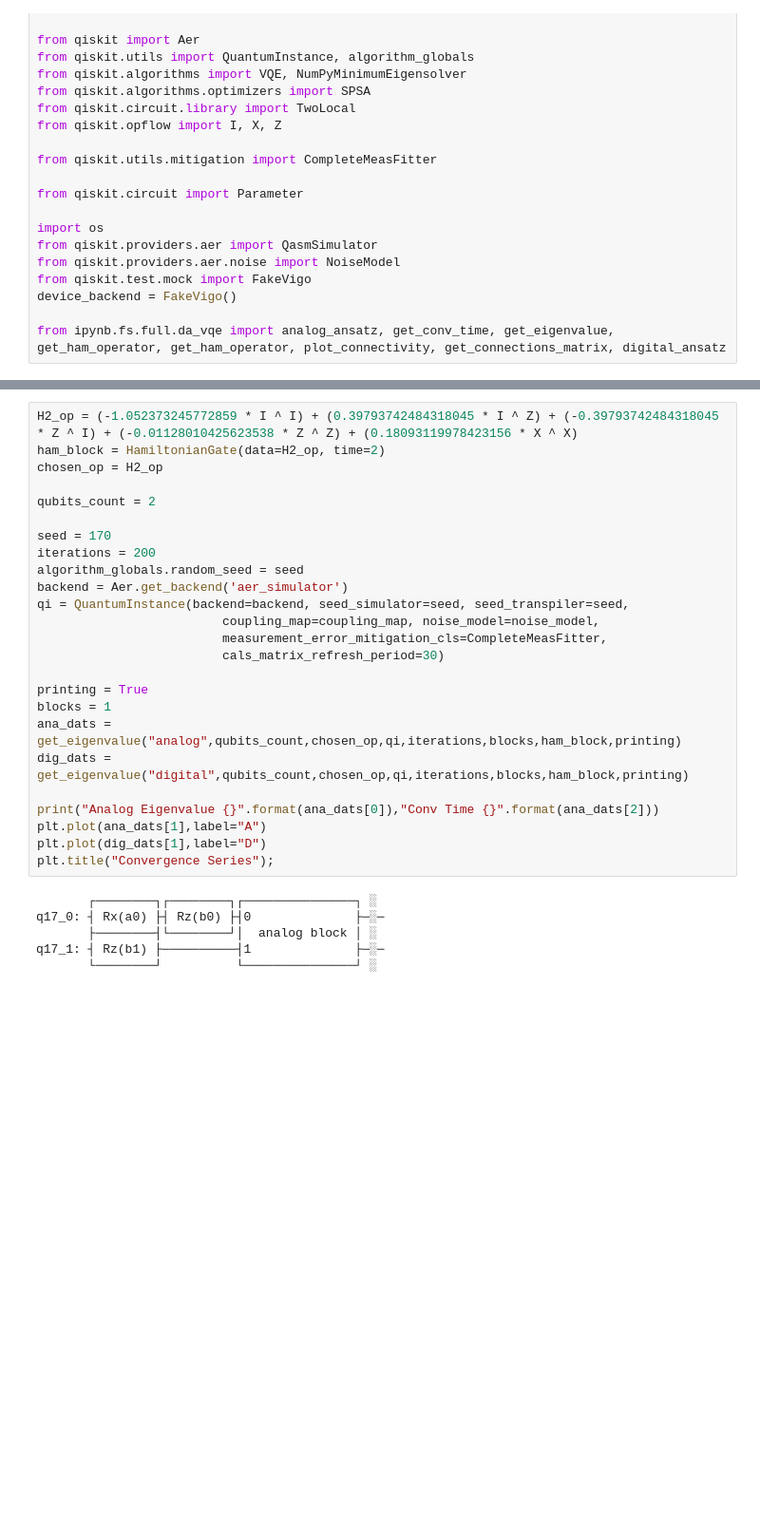
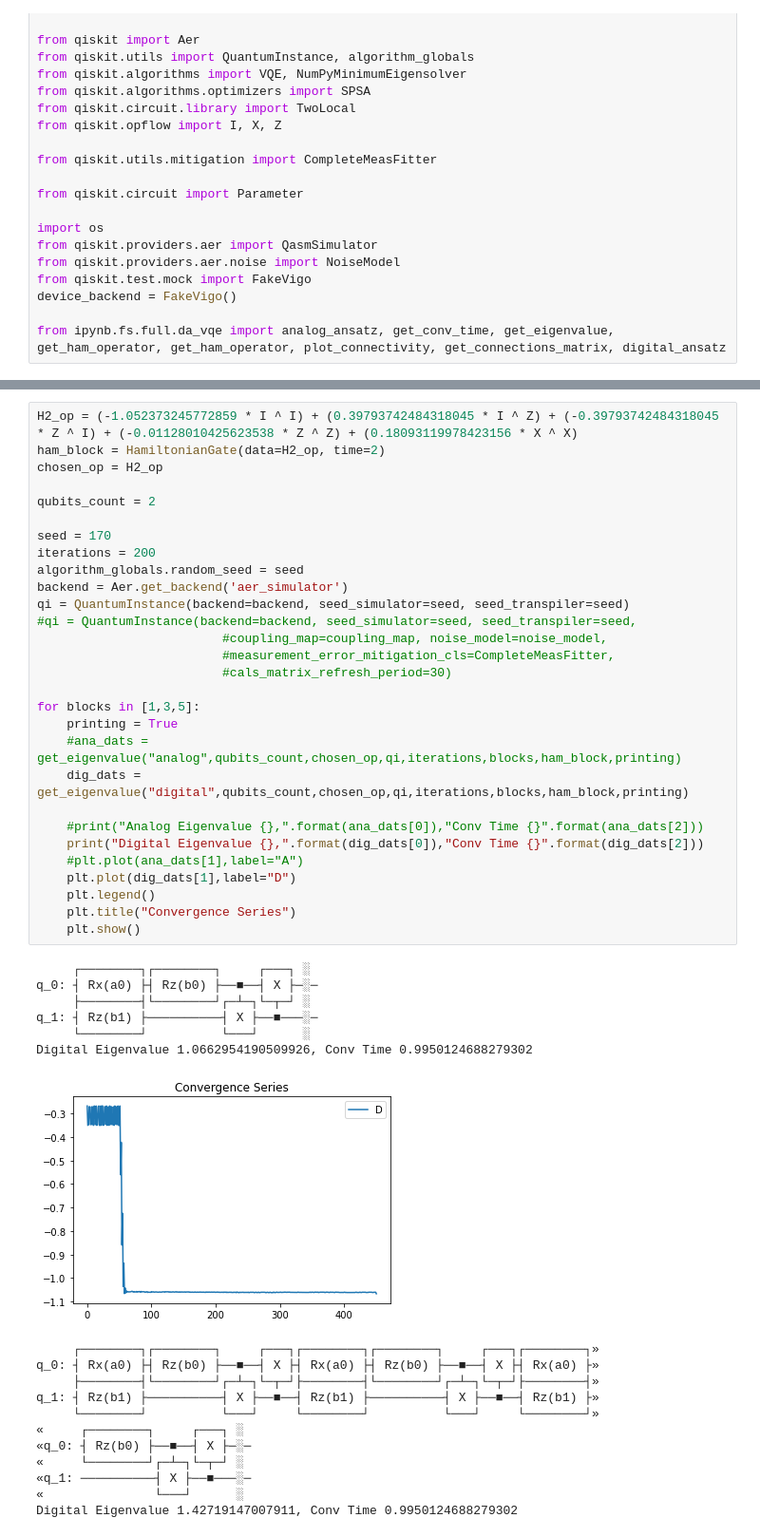
Before and after one commit to 17thSaint/womanium-hackathon, a Jupyter notebook: h2_code.ipynb, the cells around one changed output, grey strips where cells are left out. Shown at 95% size. Cells and saved outputs as stored; diff of their text form; blank space fills up the shorter version.

```diff
--- a/h2_code.ipynb
+++ b/h2_code.ipynb
@@ -45,31 +45,48 @@ basis_gates = noise_model.basis_gates
 # %%
 H2_op = (-1.052373245772859 * I ^ I) + (0.39793742484318045 * I ^ Z) + (-0.39793742484318045 * Z ^ I) + (-0.01128010425623538 * Z ^ Z) + (0.18093119978423156 * X ^ X)
 ham_block = HamiltonianGate(data=H2_op, time=2)
 chosen_op = H2_op
 
 qubits_count = 2
 
 seed = 170
 iterations = 200
 algorithm_globals.random_seed = seed
 backend = Aer.get_backend('aer_simulator')
-qi = QuantumInstance(backend=backend, seed_simulator=seed, seed_transpiler=seed,
-                         coupling_map=coupling_map, noise_model=noise_model,
-                         measurement_error_mitigation_cls=CompleteMeasFitter,
-                         cals_matrix_refresh_period=30)
+qi = QuantumInstance(backend=backend, seed_simulator=seed, seed_transpiler=seed)
+#qi = QuantumInstance(backend=backend, seed_simulator=seed, seed_transpiler=seed,
+                         #coupling_map=coupling_map, noise_model=noise_model,
+                         #measurement_error_mitigation_cls=CompleteMeasFitter,
+                         #cals_matrix_refresh_period=30)
 
-printing = True
-blocks = 1
-ana_dats = get_eigenvalue("analog",qubits_count,chosen_op,qi,iterations,blocks,ham_block,printing)
-dig_dats = get_eigenvalue("digital",qubits_count,chosen_op,qi,iterations,blocks,ham_block,printing)
+for blocks in [1,3,5]:
+    printing = True
+    #ana_dats = get_eigenvalue("analog",qubits_count,chosen_op,qi,iterations,blocks,ham_block,printing)
+    dig_dats = get_eigenvalue("digital",qubits_count,chosen_op,qi,iterations,blocks,ham_block,printing)
 
-print("Analog Eigenvalue {}".format(ana_dats[0]),"Conv Time {}".format(ana_dats[2]))
-plt.plot(ana_dats[1],label="A")
-plt.plot(dig_dats[1],label="D")
-plt.title("Convergence Series");
+    #print("Analog Eigenvalue {},".format(ana_dats[0]),"Conv Time {}".format(ana_dats[2]))
+    print("Digital Eigenvalue {},".format(dig_dats[0]),"Conv Time {}".format(dig_dats[2]))
+    #plt.plot(ana_dats[1],label="A")
+    plt.plot(dig_dats[1],label="D")
+    plt.legend()
+    plt.title("Convergence Series")
+    plt.show()
 # %% [output]
-       ┌────────┐┌────────┐┌───────────────┐ ░
-q17_0: ┤ Rx(a0) ├┤ Rz(b0) ├┤0              ├─░─
-       ├────────┤└────────┘│  analog block │ ░
-q17_1: ┤ Rz(b1) ├──────────┤1              ├─░─
-       └────────┘          └───────────────┘ ░
+     ┌────────┐┌────────┐     ┌───┐ ░
+q_0: ┤ Rx(a0) ├┤ Rz(b0) ├──■──┤ X ├─░─
+     ├────────┤└────────┘┌─┴─┐└─┬─┘ ░
+q_1: ┤ Rz(b1) ├──────────┤ X ├──■───░─
+     └────────┘          └───┘      ░
+Digital Eigenvalue 1.0662954190509926, Conv Time 0.9950124688279302
+[figure, added]
+     ┌────────┐┌────────┐     ┌───┐┌────────┐┌────────┐     ┌───┐┌────────┐»
+q_0: ┤ Rx(a0) ├┤ Rz(b0) ├──■──┤ X ├┤ Rx(a0) ├┤ Rz(b0) ├──■──┤ X ├┤ Rx(a0) ├»
+     ├────────┤└────────┘┌─┴─┐└─┬─┘├────────┤└────────┘┌─┴─┐└─┬─┘├────────┤»
+q_1: ┤ Rz(b1) ├──────────┤ X ├──■──┤ Rz(b1) ├──────────┤ X ├──■──┤ Rz(b1) ├»
+     └────────┘          └───┘     └────────┘          └───┘     └────────┘»
+«     ┌────────┐     ┌───┐ ░
+«q_0: ┤ Rz(b0) ├──■──┤ X ├─░─
+«     └────────┘┌─┴─┐└─┬─┘ ░
+«q_1: ──────────┤ X ├──■───░─
+«               └───┘      ░
+Digital Eigenvalue 1.42719147007911, Conv Time 0.9950124688279302
```
Also changed, not shown: parts of 2 cells of this notebook, 3 other files.
